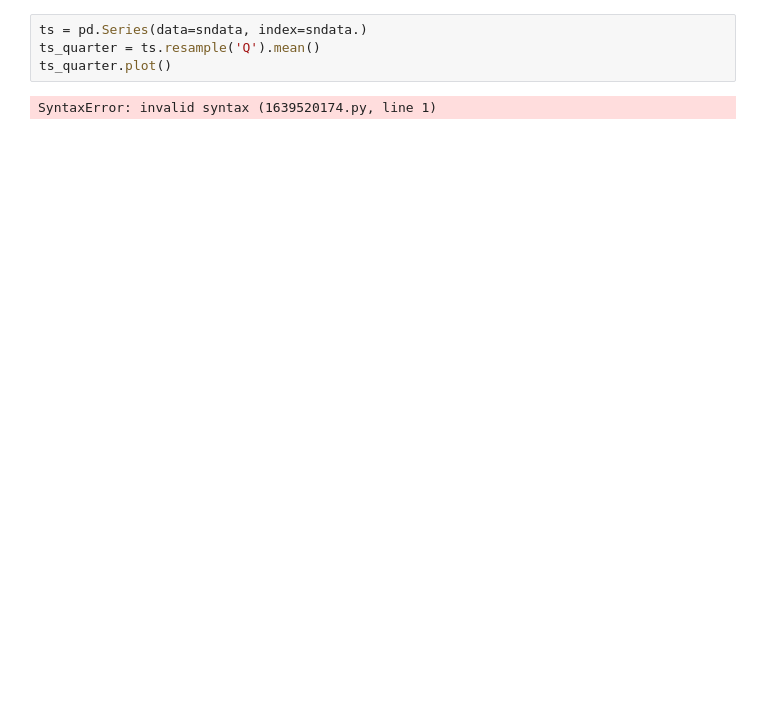
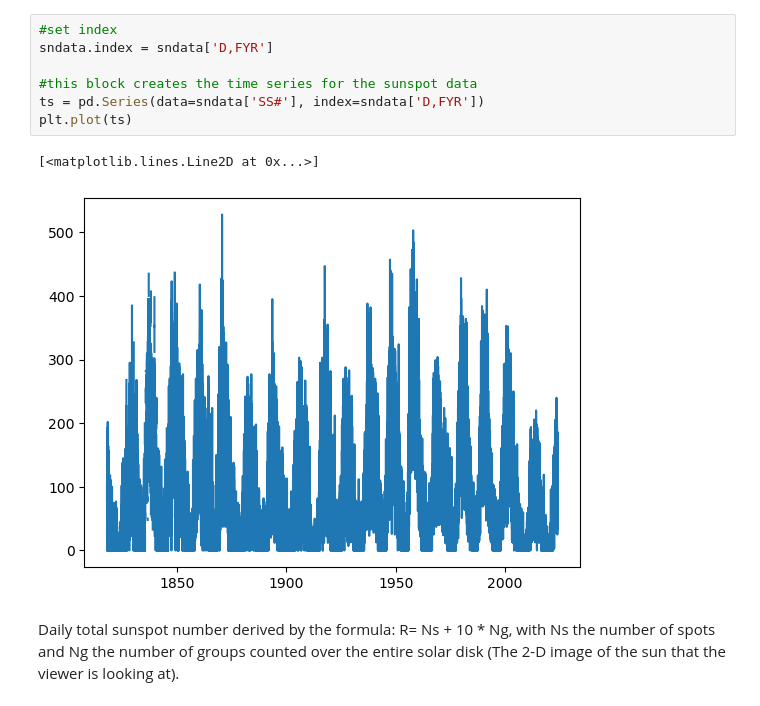
Before and after one commit to Jack-brewster/arctic-forecasting, a Jupyter notebook: analysis.ipynb, the cells around one changed output. Saved outputs shown, nothing was run; the diff lists cells and outputs as text; blank space fills up the shorter version.

Commit message:
added ts, the interpolated time series

```diff
--- a/analysis.ipynb
+++ b/analysis.ipynb
@@ -30,9 +43,15 @@ plt.legend()
 # %% [output]
 <matplotlib.legend.Legend at 0x...>
 [figure]
-# %%
-ts = pd.Series(data=sndata, index=sndata.)
-ts_quarter = ts.resample('Q').mean()
-ts_quarter.plot()
-# %% [output]
-SyntaxError: invalid syntax (1639520174.py, line 1)
+# %%
+#set index
+sndata.index = sndata['D,FYR']
+
+#this block creates the time series for the sunspot data
+ts = pd.Series(data=sndata['SS#'], index=sndata['D,FYR'])
+plt.plot(ts)
+# %% [output]
+[<matplotlib.lines.Line2D at 0x...>]
+[figure, added]
+# %% [markdown]
+Daily total sunspot number derived by the formula: R= Ns + 10 * Ng, with Ns the number of spots and Ng the number of groups counted over the entire solar disk (The 2-D image of the sun that the viewer is looking at).
```
Also changed, not shown: parts of 8 cells of this notebook.
